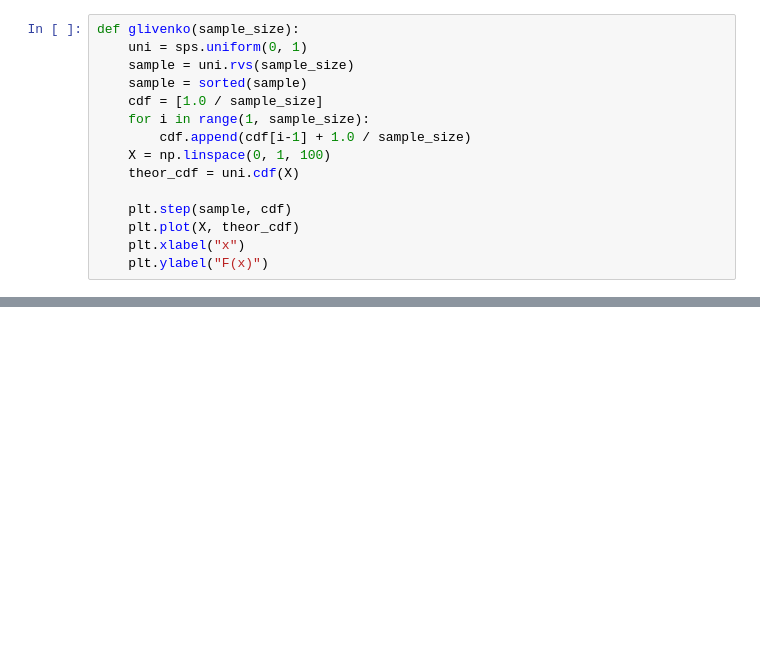
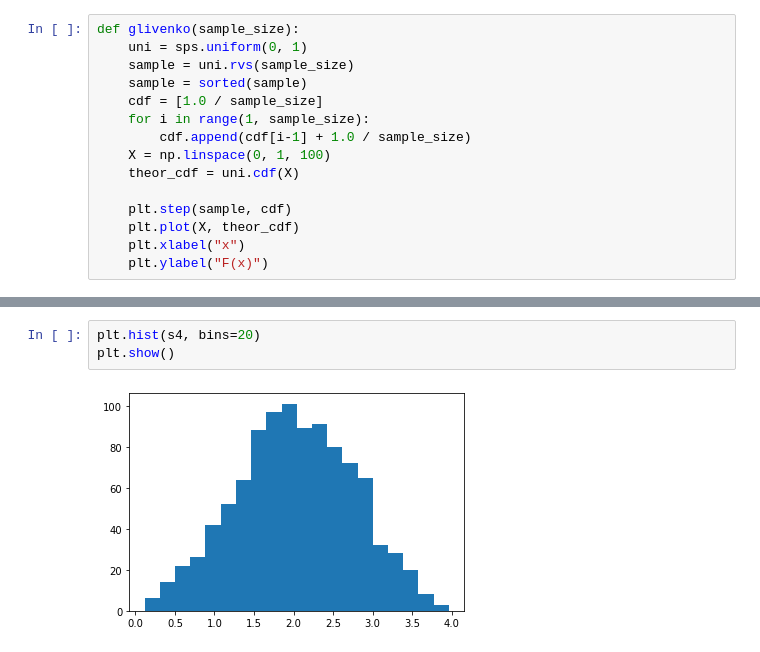
Before and after one commit to rdnply/statistics, a Jupyter notebook: limit_theorems.ipynb, the cells around one changed output, grey strips where cells are left out. Drawn from its saved outputs; the diff is of its cells as text; blank space fills up the shorter version.

```diff
--- a/limit_theorems.ipynb
+++ b/limit_theorems.ipynb
@@ -268,0 +313,5 @@ clt(500, create_mixed_variable, theor_pdf, (0, 6))
+# %%
+plt.hist(s4, bins=20)
+plt.show()
+# %% [output]
+[figure, added]
```
Also changed, not shown: parts of 22 cells of this notebook, 1 other file.
